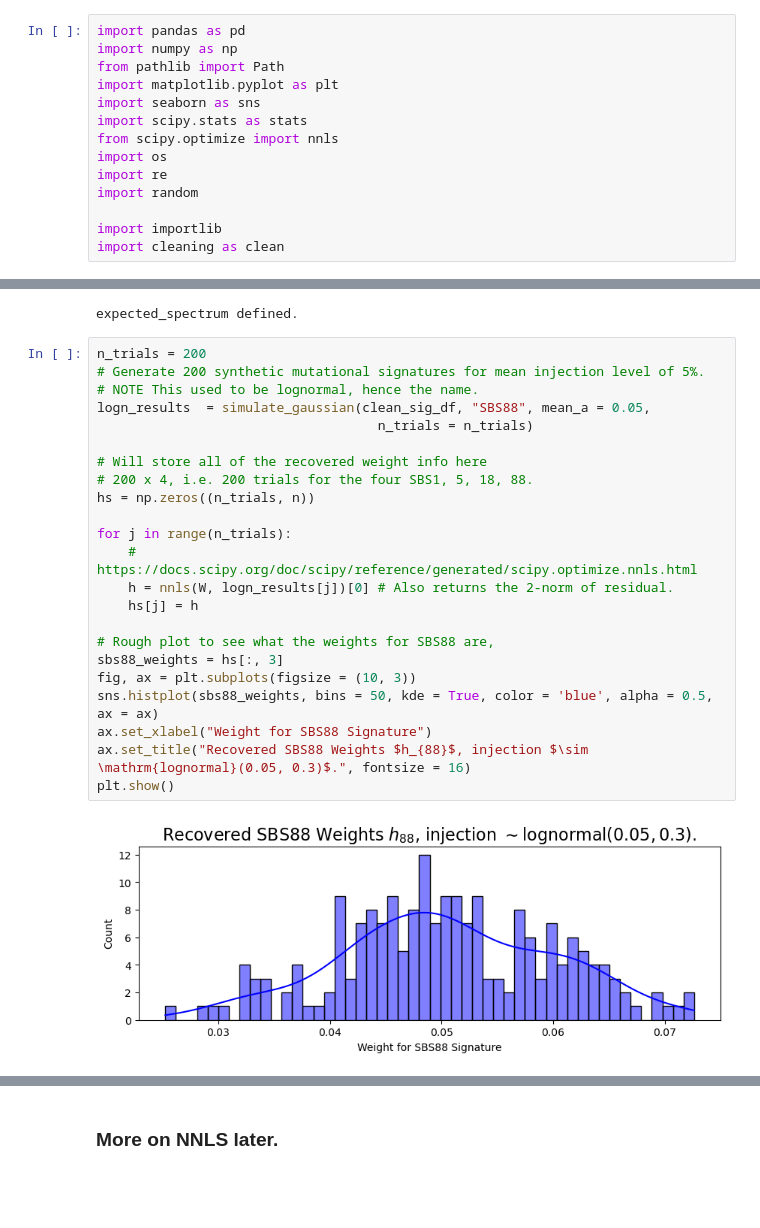
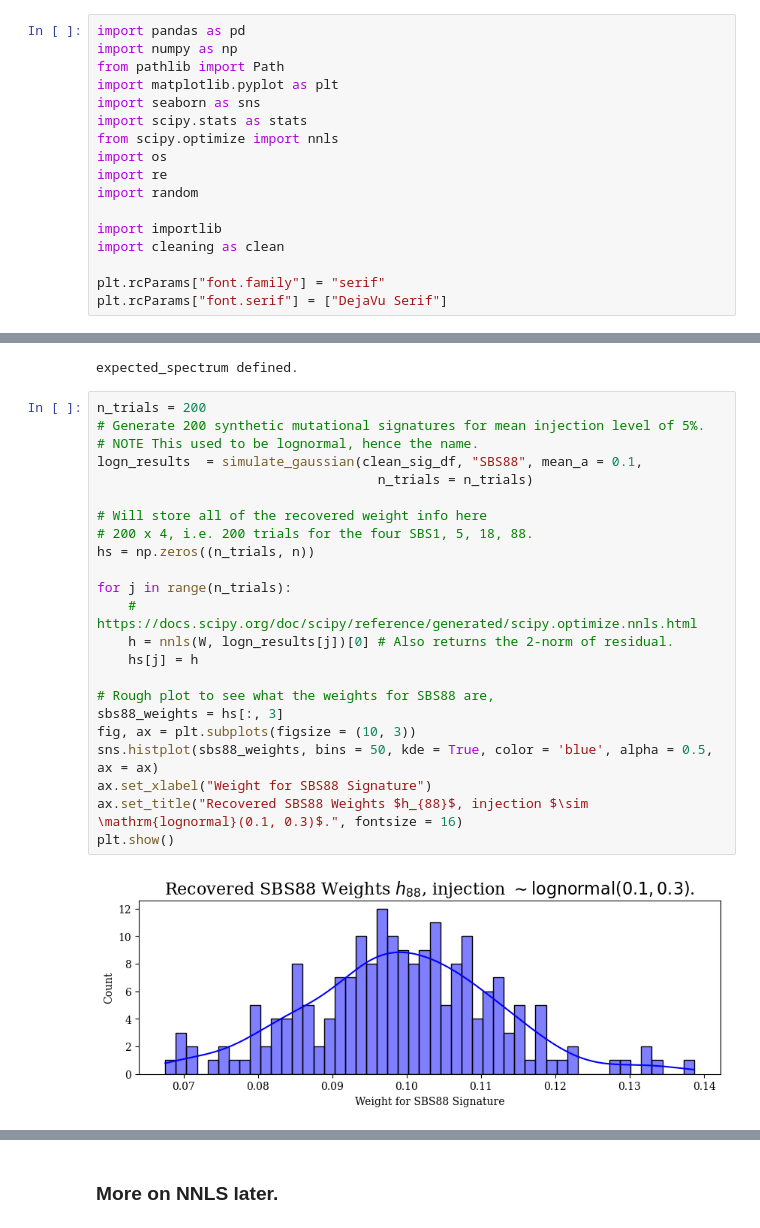
Before and after one commit to fredwdickinson/rscam-g6, a Jupyter notebook: Notebooks/compare_dists.ipynb, the cells around one changed output, grey strips where cells are left out. Cells and saved outputs as stored; diff of their text form; blank space fills up the shorter version.

Commit message:
Pre-presentation figures

```diff
--- a/Notebooks/compare_dists.ipynb
+++ b/Notebooks/compare_dists.ipynb
@@ -12,6 +12,9 @@ import random
 
 import importlib
 import cleaning as clean
+
+plt.rcParams["font.family"] = "serif"
+plt.rcParams["font.serif"] = ["DejaVu Serif"]
 # %% [markdown]
 ---
 New notebook post data cleaning.
@@ -230,28 +233,28 @@ expected_spectrum defined.
 # %%
 n_trials = 200
 # Generate 200 synthetic mutational signatures for mean injection level of 5%.
 # NOTE This used to be lognormal, hence the name.
-logn_results  = simulate_gaussian(clean_sig_df, "SBS88", mean_a = 0.05,
+logn_results  = simulate_gaussian(clean_sig_df, "SBS88", mean_a = 0.1,
                                     n_trials = n_trials)
 
 # Will store all of the recovered weight info here
 # 200 x 4, i.e. 200 trials for the four SBS1, 5, 18, 88.
 hs = np.zeros((n_trials, n))
 
 for j in range(n_trials):
     # https://docs.scipy.org/doc/scipy/reference/generated/scipy.optimize.nnls.html
     h = nnls(W, logn_results[j])[0] # Also returns the 2-norm of residual.
     hs[j] = h
 
 # Rough plot to see what the weights for SBS88 are,
 sbs88_weights = hs[:, 3]
 fig, ax = plt.subplots(figsize = (10, 3))
 sns.histplot(sbs88_weights, bins = 50, kde = True, color = 'blue', alpha = 0.5, ax = ax)
 ax.set_xlabel("Weight for SBS88 Signature")
-ax.set_title("Recovered SBS88 Weights $h_{88}$, injection $\sim \mathrm{lognormal}(0.05, 0.3)$.", fontsize = 16)
+ax.set_title("Recovered SBS88 Weights $h_{88}$, injection $\sim \mathrm{lognormal}(0.1, 0.3)$.", fontsize = 16)
 plt.show()
 # %% [output]
-[figure, old version]
+[figure, new version]
 # %%
 mean_a = 0.05
 sigma = 0.3
```
Also changed, not shown: parts of 9 cells of this notebook, 1 other file.
